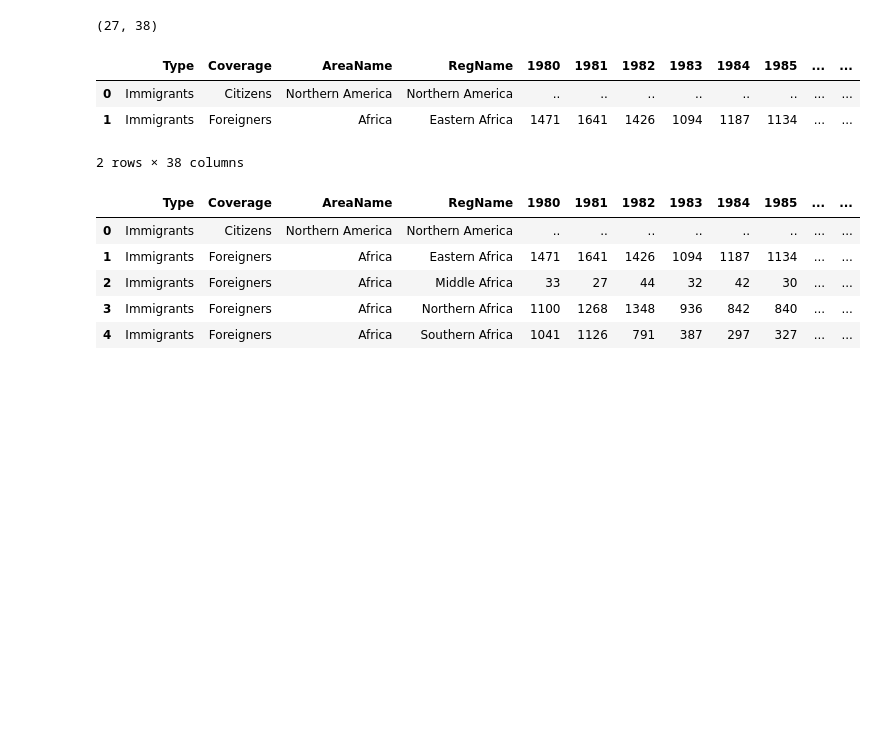
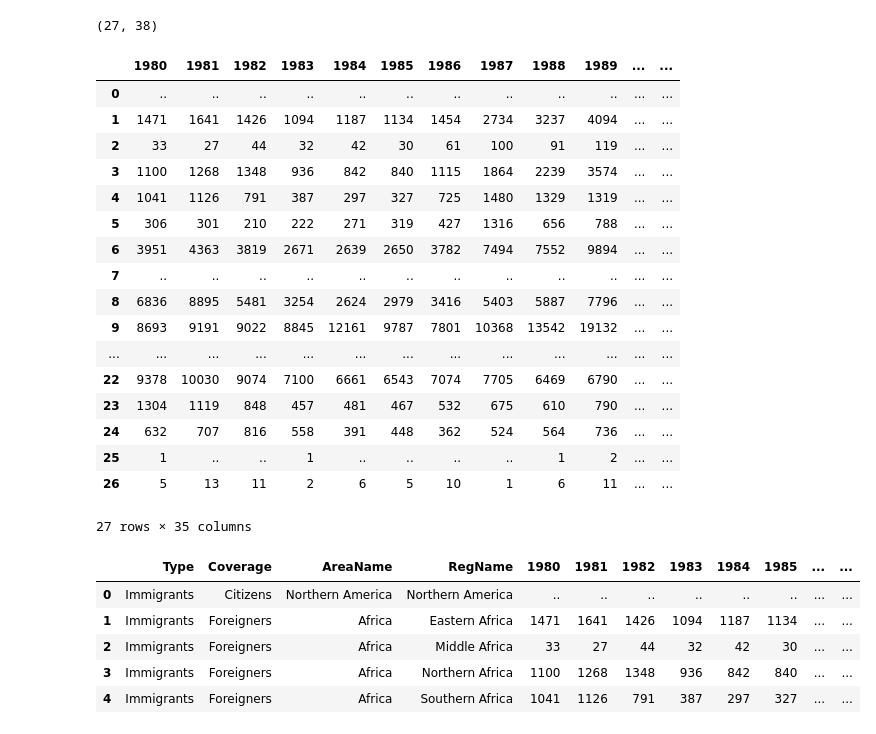
Before and after one commit to shivamsingh3238/Matplotlib-Data_visualization-, a Jupyter notebook: Data-analys(Pandas and matplotlib).ipynb, the cells around one changed output. Saved outputs shown, nothing was run; the diff lists cells and outputs as text; code cells hidden in the pictures; blank space fills up the shorter version.

```diff
--- a/Data-analys(Pandas and matplotlib).ipynb
+++ b/Data-analys(Pandas and matplotlib).ipynb
@@ -59,12 +59,25 @@ data.shape #(rows ,columns)
 (27, 38)
 # %%
 data.drop(['Type', 'Coverage', 'AreaName', 'RegName'],axis=1)
-data.head(2)
 # %% [output]
-|  | Type | Coverage | AreaName | RegName | 1980 | 1981 | 1982 | 1983 | 1984 | 1985 | ... | ... |
-| 0 | Immigrants | Citizens | Northern America | Northern America | .. | .. | .. | .. | .. | .. | ... | ... |
-| 1 | Immigrants | Foreigners | Africa | Eastern Africa | 1471 | 1641 | 1426 | 1094 | 1187 | 1134 | ... | ... |
+|  | 1980 | 1981 | 1982 | 1983 | 1984 | 1985 | 1986 | 1987 | 1988 | 1989 | ... | ... |
+| 0 | .. | .. | .. | .. | .. | .. | .. | .. | .. | .. | ... | ... |
+| 1 | 1471 | 1641 | 1426 | 1094 | 1187 | 1134 | 1454 | 2734 | 3237 | 4094 | ... | ... |
+| 2 | 33 | 27 | 44 | 32 | 42 | 30 | 61 | 100 | 91 | 119 | ... | ... |
+| 3 | 1100 | 1268 | 1348 | 936 | 842 | 840 | 1115 | 1864 | 2239 | 3574 | ... | ... |
+| 4 | 1041 | 1126 | 791 | 387 | 297 | 327 | 725 | 1480 | 1329 | 1319 | ... | ... |
+| 5 | 306 | 301 | 210 | 222 | 271 | 319 | 427 | 1316 | 656 | 788 | ... | ... |
+| 6 | 3951 | 4363 | 3819 | 2671 | 2639 | 2650 | 3782 | 7494 | 7552 | 9894 | ... | ... |
+| 7 | .. | .. | .. | .. | .. | .. | .. | .. | .. | .. | ... | ... |
+| 8 | 6836 | 8895 | 5481 | 3254 | 2624 | 2979 | 3416 | 5403 | 5887 | 7796 | ... | ... |
+| 9 | 8693 | 9191 | 9022 | 8845 | 12161 | 9787 | 7801 | 10368 | 13542 | 19132 | ... | ... |
+| ... | ... | ... | ... | ... | ... | ... | ... | ... | ... | ... | ... | ... |
+| 22 | 9378 | 10030 | 9074 | 7100 | 6661 | 6543 | 7074 | 7705 | 6469 | 6790 | ... | ... |
+| 23 | 1304 | 1119 | 848 | 457 | 481 | 467 | 532 | 675 | 610 | 790 | ... | ... |
+| 24 | 632 | 707 | 816 | 558 | 391 | 448 | 362 | 524 | 564 | 736 | ... | ... |
+| 25 | 1 | .. | .. | 1 | .. | .. | .. | .. | 1 | 2 | ... | ... |
+| 26 | 5 | 13 | 11 | 2 | 6 | 5 | 10 | 1 | 6 | 11 | ... | ... |
-2 rows × 38 columns
+27 rows × 35 columns
 # %%
 data['total']=data.sum(axis=1)#add coloums
 data.head()#print data
```
